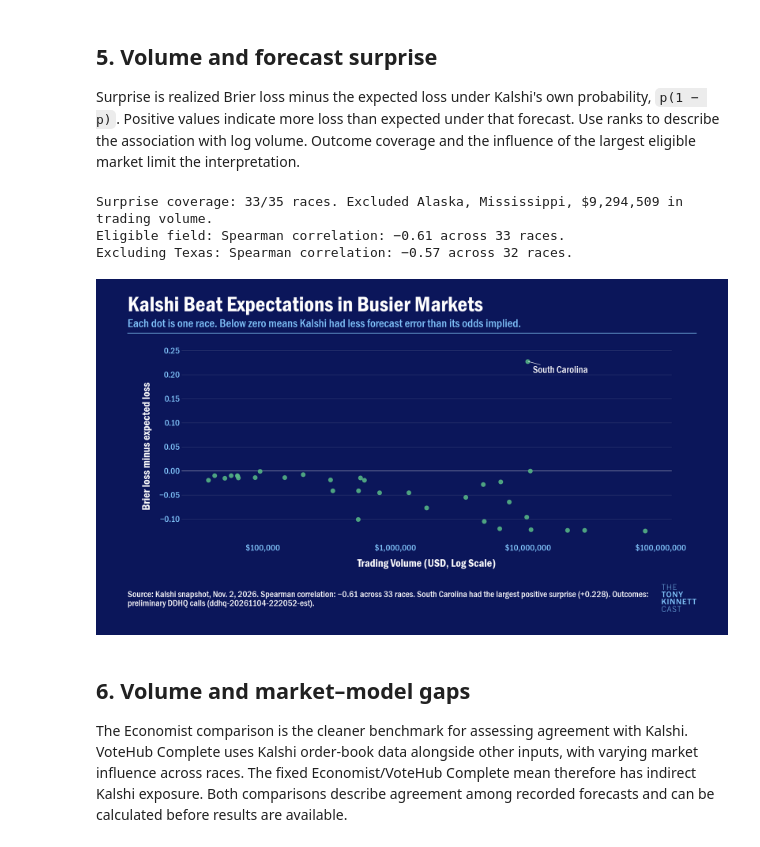
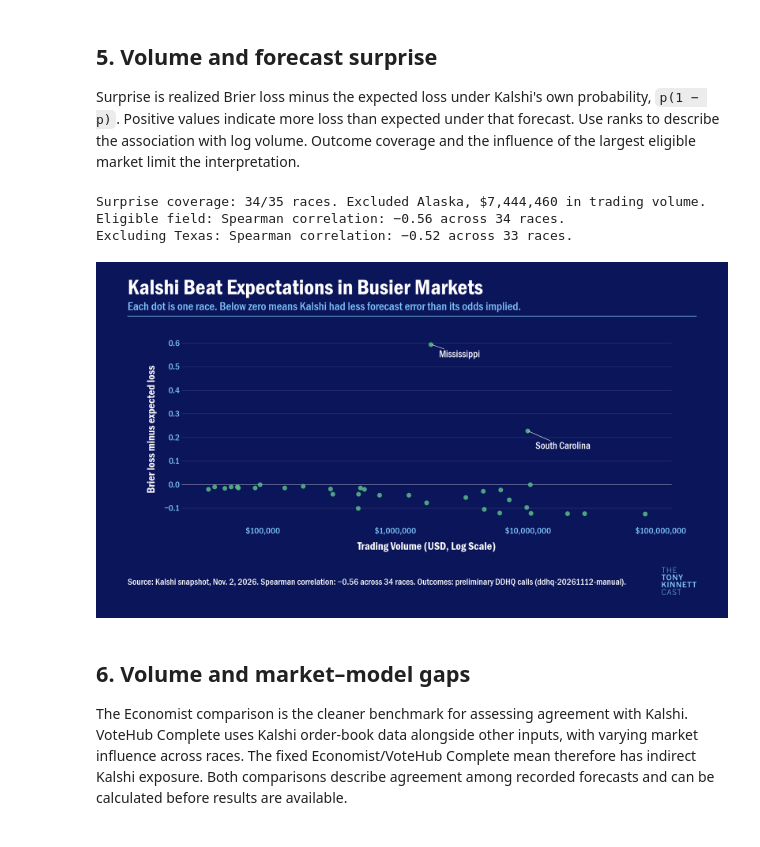
Before and after one commit to Daniel-Elmore/election-2026-markets-vs-forecasts, a Jupyter notebook: notebooks/03_kalshi_trading_volume.ipynb, the cells around one changed output. Saved outputs shown, nothing was run; the diff lists cells and outputs as text; code cells hidden in the pictures.

```diff
--- a/notebooks/03_kalshi_trading_volume.ipynb
+++ b/notebooks/03_kalshi_trading_volume.ipynb
@@ -335,7 +341,7 @@ def association(rows, column, label):
     return text
 
 def scatter(name, title, subtitle, rows, column, ylabel, color, xlim, ylim=None, *,
-            footnote, outcome=False, annotation=None):
+            footnote, outcome=False, annotations=()):
     source = f"Source: Kalshi snapshot, Nov. 2, 2026. {footnote}"
     if outcome:
         evidence = "synthetic fixture" if synthetic else "preliminary DDHQ calls"
@@ -355,50 +361,47 @@ def scatter(name, title, subtitle, rows, column, ylabel, color, xlim, ylim=None,
     ax.grid(axis="y", color="white", alpha=.2)
     if outcome:
         ax.axhline(0, color="white", alpha=.6, linewidth=1)
-    if annotation is not None:
-        point = rows.loc[annotation]
-        ax.annotate(state_name(annotation), (point.log_volume, point[column]), xytext=(16, -14),
+    for race_id in annotations:
+        if race_id not in rows.index:
+            continue
+        point = rows.loc[race_id]
+        ax.annotate(state_name(race_id), (point.log_volume, point[column]), xytext=(24, -34 if race_id == "SC-SEN" else -18),
                     textcoords="offset pixels", ha="left", va="top", color="white",
                     fontproperties=canvas.fp("body"), fontsize=22,
                     arrowprops={"arrowstyle": "-", "color": "white", "linewidth": 1})
     ticks = [value for value in range(int(np.ceil(xlim[0])), int(np.floor(xlim[1])) + 1)]
     ax.set_xticks(ticks, [f"${10**value:,.0f}" for value in ticks])
     ymin, ymax = ax.get_ylim()
     ax.set_yticks([tick for tick in ax.get_yticks() if ymin <= tick <= ymax])
     export(canvas, name, rows)
 
 positive = senate.loc[senate.volume.gt(0)].copy()
 positive["log_volume"] = np.log10(positive.volume)
 xlim = (positive.log_volume.min() - .2, positive.log_volume.max() + .2)
 surprise = match_sample(positive, ["p_kalshi"]).rows
 surprise["realized_loss"] = brier_loss(surprise.p_kalshi, surprise.y)
 surprise["expected_loss"] = surprise.p_kalshi * (1 - surprise.p_kalshi)
 surprise["surprise"] = surprise.realized_loss - surprise.expected_loss
 omitted = senate.index.difference(surprise.index)
 print(f"Surprise coverage: {len(surprise)}/{len(senate)} races. "
       f"Excluded {', '.join(map(state_name, omitted)) or 'none'}, "
       f"${senate.loc[omitted, 'volume'].sum():,.0f} in trading volume.")
 footnote = association(surprise, "surprise", "Eligible field")
 if len(surprise):
     largest_eligible = next(race for race in ranked.index if race in surprise.index)
     association(surprise.drop(largest_eligible), "surprise", f"Excluding {state_name(largest_eligible)}")
 if len(surprise) >= 3:
-    annotation = None
-    if not synthetic and "SC-SEN" in surprise.index:
-        sc_surprise = surprise.at["SC-SEN", "surprise"]
-        if sc_surprise > .2 and sc_surprise == surprise.surprise.max():
-            annotation = "SC-SEN"
-            footnote += f" South Carolina had the largest positive surprise ({sc_surprise:+.3f})."
+    annotations = [race_id for race_id in ('MS-SEN', 'SC-SEN') if race_id in surprise.index] if not synthetic else []
     scatter("03-volume-surprise", "Kalshi Beat Expectations in Busier Markets",
             "Each dot is one race. Below zero means Kalshi had less forecast error than its odds implied.",
             surprise[["volume", "log_volume", "p_kalshi", "y", "realized_loss", "expected_loss", "surprise"]],
             "surprise", "Brier loss minus expected loss", colors["kalshi"], xlim,
-            footnote=footnote, outcome=True, annotation=annotation)
+            footnote=footnote, outcome=True, annotations=annotations)
 # %% [output]
-Surprise coverage: 33/35 races. Excluded Alaska, Mississippi, $9,294,509 in trading volume.
-Eligible field: Spearman correlation: −0.61 across 33 races.
-Excluding Texas: Spearman correlation: −0.57 across 32 races.
+Surprise coverage: 34/35 races. Excluded Alaska, $7,444,460 in trading volume.
+Eligible field: Spearman correlation: −0.56 across 34 races.
+Excluding Texas: Spearman correlation: −0.52 across 33 races.
-[figure, old version]
+[figure, new version]
 # %% [markdown]
 ## 6. Volume and market–model gaps
 
```
Also changed, not shown: parts of 2 cells of this notebook, 53 other files.
